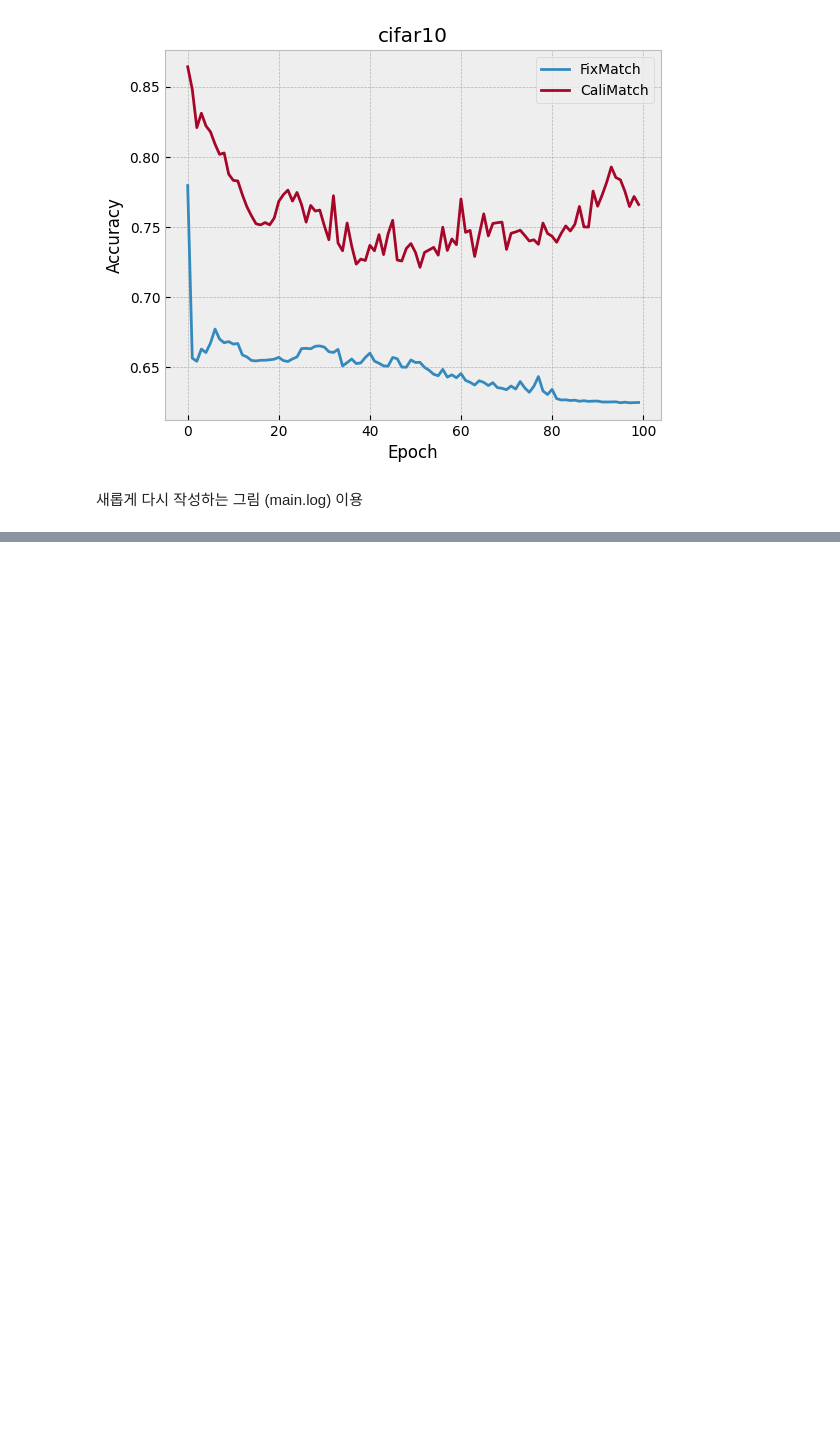
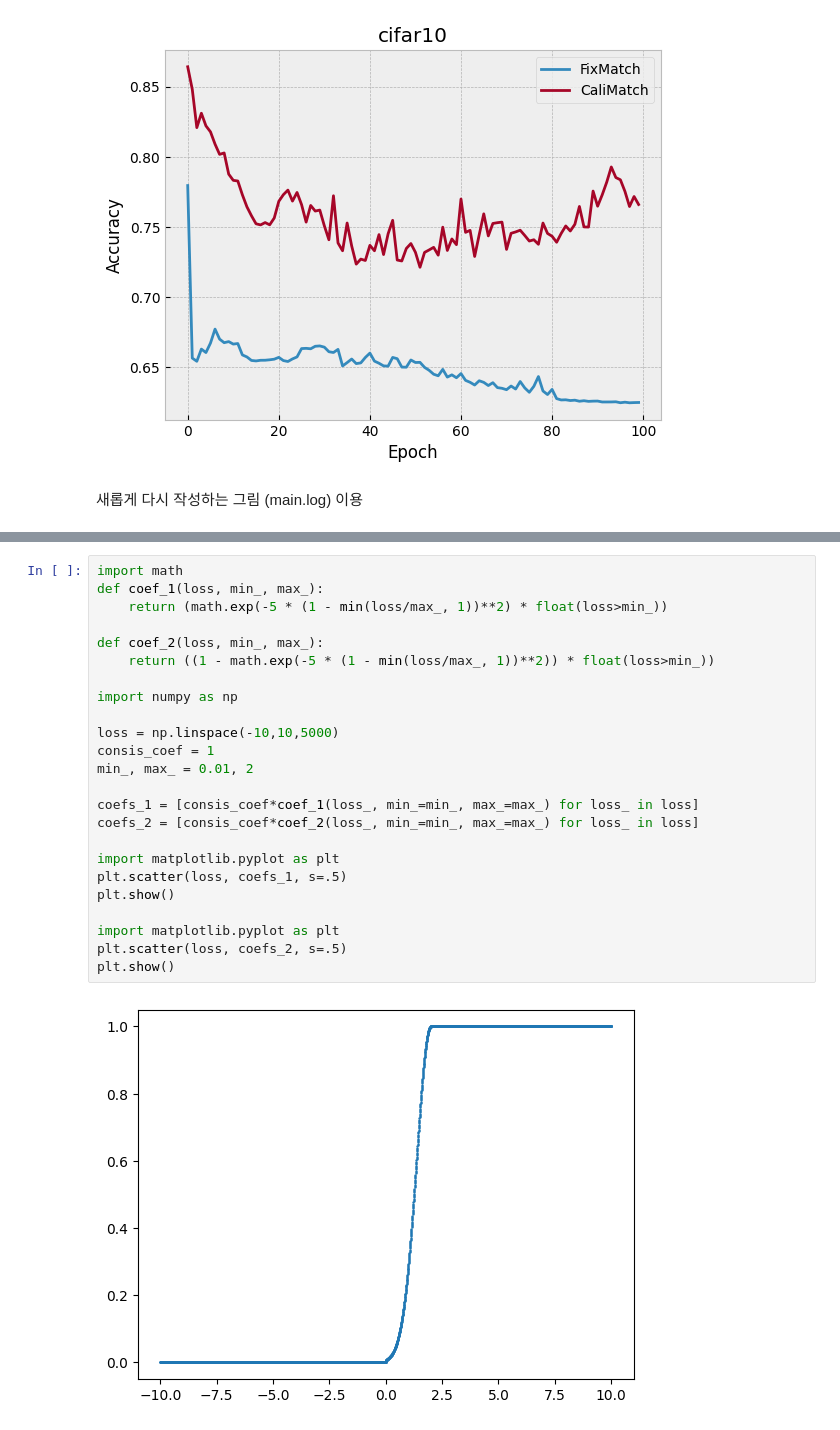
Before and after one commit to bogus215/SafeSSL-Calibration, a Jupyter notebook: jupyters/figure.ipynb, the cells around one changed output, grey strips where cells are left out. Saved outputs shown, nothing was run; the diff lists cells and outputs as text; blank space fills up the shorter version.

```diff
--- a/jupyters/figure.ipynb
+++ b/jupyters/figure.ipynb
@@ -207,0 +254,26 @@ for data in ['CIFAR10', "CIFAR100"]:
+# %%
+import math
+def coef_1(loss, min_, max_):
+    return (math.exp(-5 * (1 - min(loss/max_, 1))**2) * float(loss>min_))
+
+def coef_2(loss, min_, max_):
+    return ((1 - math.exp(-5 * (1 - min(loss/max_, 1))**2)) * float(loss>min_))
+
+import numpy as np
+
+loss = np.linspace(-10,10,5000)
+consis_coef = 1
+min_, max_ = 0.01, 2
+
+coefs_1 = [consis_coef*coef_1(loss_, min_=min_, max_=max_) for loss_ in loss]
+coefs_2 = [consis_coef*coef_2(loss_, min_=min_, max_=max_) for loss_ in loss]
+
+import matplotlib.pyplot as plt
+plt.scatter(loss, coefs_1, s=.5)
+plt.show()
+
+import matplotlib.pyplot as plt
+plt.scatter(loss, coefs_2, s=.5)
+plt.show()
+# %% [output]
+[figure, added]
```
Also changed, not shown: parts of 8 cells of this notebook, 3 other files.
